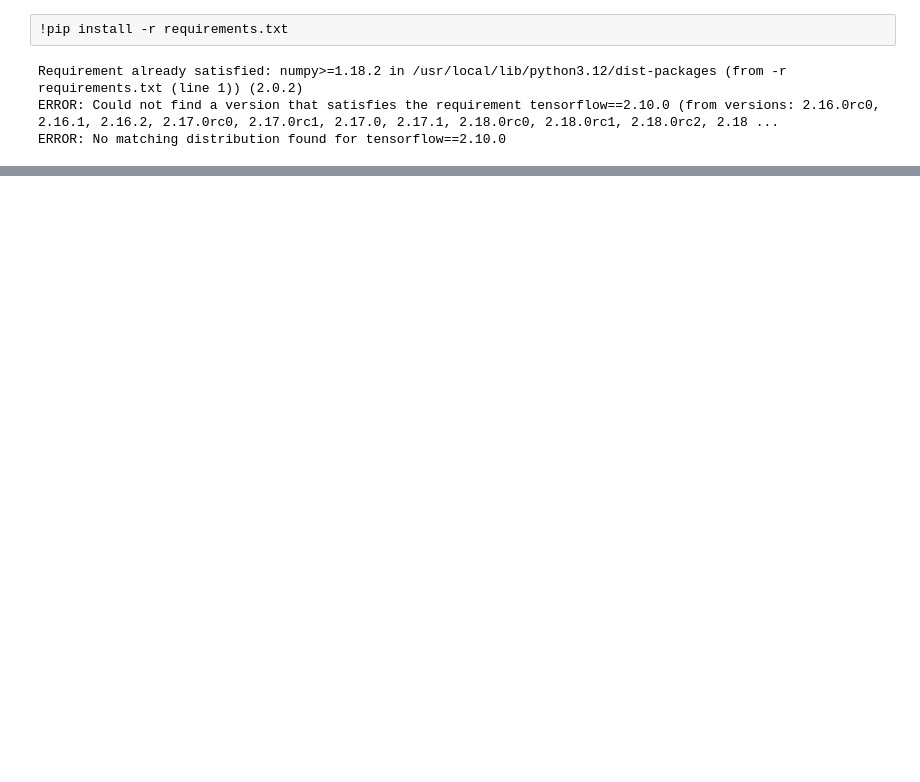
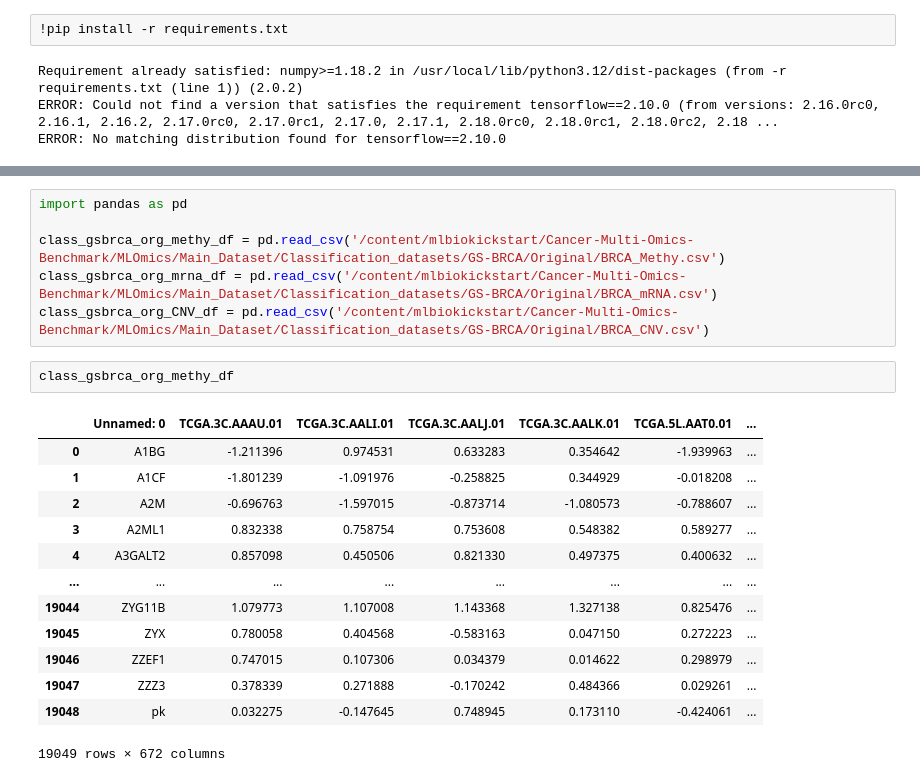
Before and after one commit to basarrkaya/mlbiokickstart, a Jupyter notebook: githubTrial.ipynb, the cells around one changed output, grey strips where cells are left out. Drawn from its saved outputs; the diff is of its cells as text; blank space fills up the shorter version.

Commit message:
first overview of datasets

```diff
--- a/githubTrial.ipynb
+++ b/githubTrial.ipynb
@@ -51 +52,23 @@ mv: cannot move 'MLOmics/Main_Dataset' to './Main_Dataset': Directory not empty
 Main_Dataset Folder has been downloaded and extracted to the current directory.
+# %%
+import pandas as pd
+
+class_gsbrca_org_methy_df = pd.read_csv('/content/mlbiokickstart/Cancer-Multi-Omics-Benchmark/MLOmics/Main_Dataset/Classification_datasets/GS-BRCA/Original/BRCA_Methy.csv')
+class_gsbrca_org_mrna_df = pd.read_csv('/content/mlbiokickstart/Cancer-Multi-Omics-Benchmark/MLOmics/Main_Dataset/Classification_datasets/GS-BRCA/Original/BRCA_mRNA.csv')
+class_gsbrca_org_CNV_df = pd.read_csv('/content/mlbiokickstart/Cancer-Multi-Omics-Benchmark/MLOmics/Main_Dataset/Classification_datasets/GS-BRCA/Original/BRCA_CNV.csv')
+# %%
+class_gsbrca_org_methy_df
+# %% [output]
+|  | Unnamed: 0 | TCGA.3C.AAAU.01 | TCGA.3C.AALI.01 | TCGA.3C.AALJ.01 | TCGA.3C.AALK.01 | TCGA.5L.AAT0.01 | ... |
+| 0 | A1BG | -1.211396 | 0.974531 | 0.633283 | 0.354642 | -1.939963 | ... |
+| 1 | A1CF | -1.801239 | -1.091976 | -0.258825 | 0.344929 | -0.018208 | ... |
+| 2 | A2M | -0.696763 | -1.597015 | -0.873714 | -1.080573 | -0.788607 | ... |
+| 3 | A2ML1 | 0.832338 | 0.758754 | 0.753608 | 0.548382 | 0.589277 | ... |
+| 4 | A3GALT2 | 0.857098 | 0.450506 | 0.821330 | 0.497375 | 0.400632 | ... |
+| ... | ... | ... | ... | ... | ... | ... | ... |
+| 19044 | ZYG11B | 1.079773 | 1.107008 | 1.143368 | 1.327138 | 0.825476 | ... |
+| 19045 | ZYX | 0.780058 | 0.404568 | -0.583163 | 0.047150 | 0.272223 | ... |
+| 19046 | ZZEF1 | 0.747015 | 0.107306 | 0.034379 | 0.014622 | 0.298979 | ... |
+| 19047 | ZZZ3 | 0.378339 | 0.271888 | -0.170242 | 0.484366 | 0.029261 | ... |
+| 19048 | pk | 0.032275 | -0.147645 | 0.748945 | 0.173110 | -0.424061 | ... |
+19049 rows × 672 columns
```
Also changed, not shown: parts of 5 cells of this notebook.
